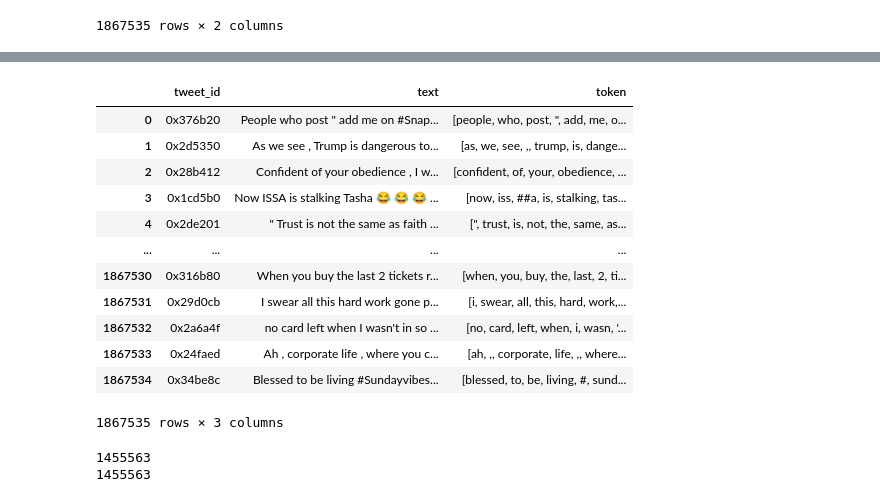
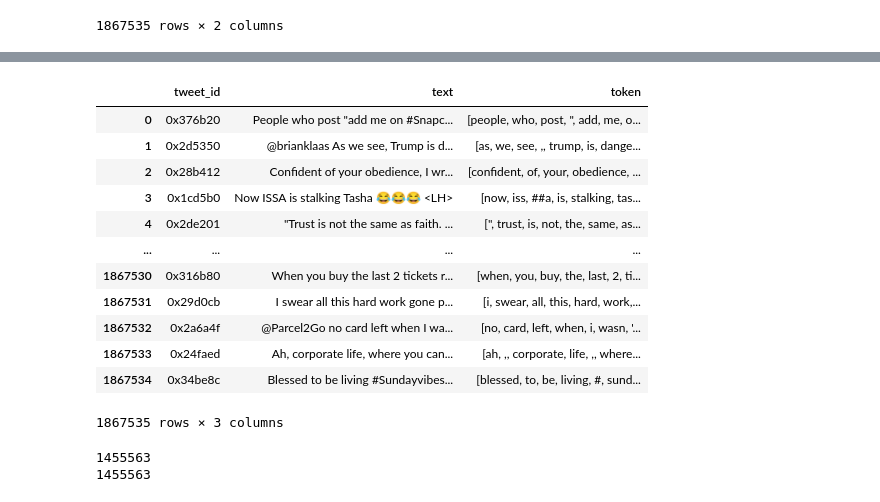
Before and after one commit to wuling31715/2020-NTHU-Data-Mining, a Jupyter notebook: lab2/kaggle/kashgari/bert-base-token-nltk+bert-10.ipynb, the cells around one changed output, grey strips where cells are left out. Saved outputs shown, nothing was run; the diff lists cells and outputs as text; code cells hidden in the pictures.

```diff
--- a/lab2/kaggle/kashgari/bert-base-token-nltk+bert-10.ipynb
+++ b/lab2/kaggle/kashgari/bert-base-token-nltk+bert-10.ipynb
@@ -83,7 +83,7 @@ identification_df
 1867535 rows × 2 columns
 # %%
 emoji_dict = {
-    "😂": "lolface",
+    "😂": "smile",
     "😇": "smile",
     "😀": "smile",
     "🎉": "party",
@@ -125,7 +125,7 @@ emoji_dict = {
     "😅": "whew",
     "💋": "kiss",
     "🙈": "laugh",
-    "😊": "^^",
+    "😊": "smile",
     "👌": "okay",
     "😡": "angry",
     "😘": "kiss",
@@ -157,7 +157,7 @@ emoji_dict = {
     "🌹": "rose",
     "😋": "delicious",
     "😏": "flirting",
-    "😆": "XD",
+    "😆": "smile",
     "😫": "exhausted",
     "😦": "frowning",
     "🙏": "please",
@@ -188,17 +188,16 @@ text_df
 | 1867534 | 0x34be8c | Blessed to be living #Sundayvibes... |
 1867535 rows × 2 columns
 # %%
-# import re
-# def replace_word(text):
-#     text_list = text.split()
-#     for i, j in enumerate(text_list):
-#         if j in emoji_dict:
-#             text_list[i] = emoji_dict[j]
-#         if j in frequent_name_dict:
-#             text_list[i] = frequent_name_dict[j]
-#     text = ' '.join(text_list)
-#     text = re.sub('<lh>|<|>|@|#|', '', text)
-#     return text.split()
+import re
+
+def replace_word(text_list):
+    for i, j in enumerate(text_list):
+        if j in emoji_dict:
+            text_list[i] = emoji_dict[j]
+        if j in frequent_name_dict:
+            text_list[i] = frequent_name_dict[j]
+    text = ' '.join(text_list)
+    return text
 # %%
 # text_df['token'] = text_df['text'].apply(lambda s : s.split())
 # text_df
@@ -207,9 +206,7 @@ text_df
 import nltk
 from nltk.tokenize import TweetTokenizer
 tweet_tokenizer = TweetTokenizer(strip_handles=True, reduce_len=True)
-# text_df['token'] = text_df['text'].apply(lambda s : s.lower())
-text_df['text'] = text_df['text'].apply(lambda s : tweet_tokenizer.tokenize(s))
-text_df['text'] = text_df['text'].apply(lambda s : ' '.join(s))
-# text_df['token'] = text_df['token'].apply(lambda s : replace_word(s))
-# text_df
+text_df['token'] = text_df['text'].apply(lambda s : tweet_tokenizer.tokenize(s))
+text_df['token'] = text_df['token'].apply(lambda s : replace_word(s))
+text_df
 # %% [output]
@@ -220,6 +230,6 @@ Wall time: 3min 31s
 from kashgari.tokenizers import BertTokenizer
 vocab_path = '/home/Danny/pretrain_model/{}/vocab.txt'.format(model_name)
 tokenizer = BertTokenizer.load_from_vocab_file(vocab_path)
-text_df['token'] = text_df['text'].apply(lambda s : tokenizer.tokenize(s))
+text_df['token'] = text_df['token'].apply(lambda s : tokenizer.tokenize(s))
 text_df
 # %% [output]
@@ -228,14 +238,14 @@ Wall time: 6min 1s
 |  | tweet_id | text | token |
-| 0 | 0x376b20 | People who post " add me on #Snap... | [people, who, post, ", add, me, o... |
-| 1 | 0x2d5350 | As we see , Trump is dangerous to... | [as, we, see, ,, trump, is, dange... |
-| 2 | 0x28b412 | Confident of your obedience , I w... | [confident, of, your, obedience, ... |
-| 3 | 0x1cd5b0 | Now ISSA is stalking Tasha 😂 😂 😂 ... | [now, iss, ##a, is, stalking, tas... |
-| 4 | 0x2de201 | " Trust is not the same as faith ... | [", trust, is, not, the, same, as... |
+| 0 | 0x376b20 | People who post "add me on #Snapc... | [people, who, post, ", add, me, o... |
+| 1 | 0x2d5350 | @brianklaas As we see, Trump is d... | [as, we, see, ,, trump, is, dange... |
+| 2 | 0x28b412 | Confident of your obedience, I wr... | [confident, of, your, obedience, ... |
+| 3 | 0x1cd5b0 | Now ISSA is stalking Tasha 😂😂😂 <LH> | [now, iss, ##a, is, stalking, tas... |
+| 4 | 0x2de201 | "Trust is not the same as faith. ... | [", trust, is, not, the, same, as... |
 | ... | ... | ... | ... |
 | 1867530 | 0x316b80 | When you buy the last 2 tickets r... | [when, you, buy, the, last, 2, ti... |
 | 1867531 | 0x29d0cb | I swear all this hard work gone p... | [i, swear, all, this, hard, work,... |
-| 1867532 | 0x2a6a4f | no card left when I wasn't in so ... | [no, card, left, when, i, wasn, '... |
-| 1867533 | 0x24faed | Ah , corporate life , where you c... | [ah, ,, corporate, life, ,, where... |
+| 1867532 | 0x2a6a4f | @Parcel2Go no card left when I wa... | [no, card, left, when, i, wasn, '... |
+| 1867533 | 0x24faed | Ah, corporate life, where you can... | [ah, ,, corporate, life, ,, where... |
 | 1867534 | 0x34be8c | Blessed to be living #Sundayvibes... | [blessed, to, be, living, #, sund... |
 1867535 rows × 3 columns
 # %%
```
Also changed, not shown: parts of 6 cells of this notebook, 2 other files.
